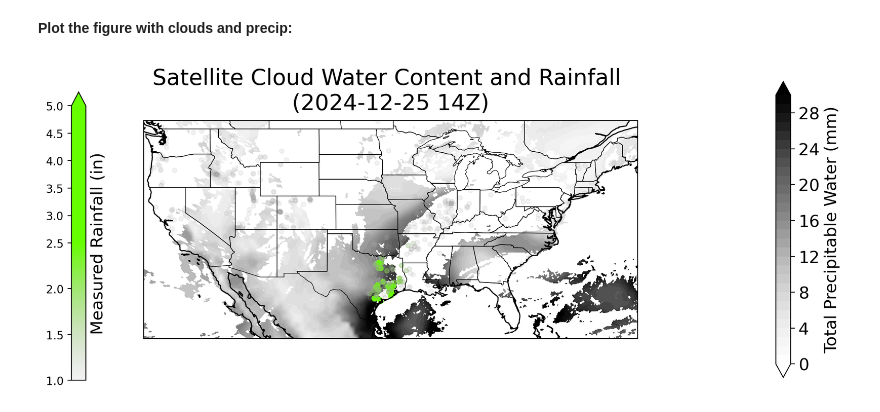
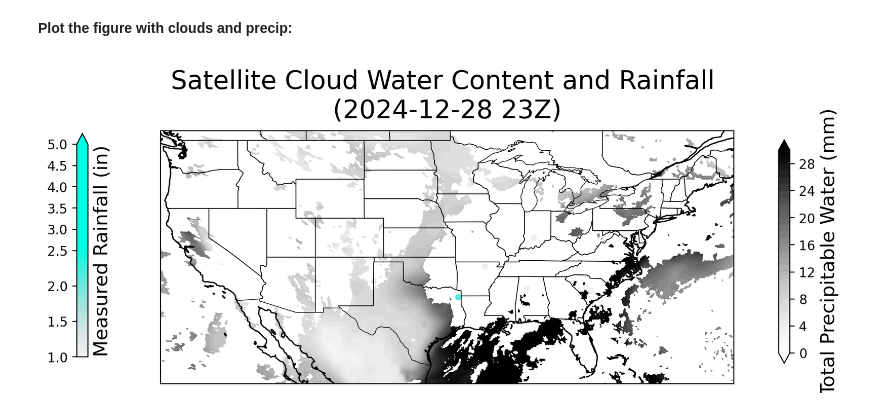
Before and after one commit to jesseturner/Cloud_Precip, a Jupyter notebook: Cloud_Rain_animation.ipynb, the cells around one changed output. Saved outputs shown, nothing was run; the diff lists cells and outputs as text; code cells hidden in the pictures.

Commit message:
Running the imagery for cloud and precip

```diff
--- a/Cloud_Rain_animation.ipynb
+++ b/Cloud_Rain_animation.ipynb
@@ -24,8 +24,8 @@ import pandas as pd
 # %%
 year = 2024
 month = 12
-day = 25
-hour = 14
+day = 28
+hour = 23
 
 julian_day = datetime.datetime(year, month, day).strftime('%j')
 print(julian_day)
@@ -235,34 +239,35 @@ projection=ccrs.PlateCarree(central_longitude=0)
 
 fig,ax=plt.subplots(1, figsize=(12,12),subplot_kw={'projection': projection})
 
 
 #--- Total precipitable water
 levels = np.linspace(0, 30, 31)
 c=ax.contourf(ds_lat_lon.lon, ds_lat_lon.lat, ds_lat_lon.TPW, cmap='Greys', extend='both', levels=levels)
 
 clb = plt.colorbar(c, shrink=0.4, pad=0.02, ax=ax)
-clb.ax.tick_params(labelsize=15)
+#clb.ax.tick_params(labelsize=15)
 clb.set_label('Total Precipitable Water (mm)', fontsize=15)
+clb.ax.set_position([0.68, 0.1, 0.01, 0.8])
 
 #--- Cocorahs measured rainfall
 from matplotlib.colors import LinearSegmentedColormap, TwoSlopeNorm
-cmap = LinearSegmentedColormap.from_list('custom_cmap', ['#A0A0A020', '#66ff00', '#66ff00'])
+cmap = LinearSegmentedColormap.from_list('custom_cmap', ['#A0A0A020', '#00FFE7', '#00FFE7'])
 norm = TwoSlopeNorm(vmin=1, vcenter=2.5, vmax=5)
 
 scatter = ax.scatter(cocorahs_df_cleaned.Longitude, cocorahs_df_cleaned.Latitude, c=cocorahs_df_cleaned.TotalPrecipAmt, cmap=cmap, norm=norm, s=15, transform=ccrs.PlateCarree())
 clb_scatter = plt.colorbar(scatter, ax=ax, extend='max')
 clb_scatter.ax.yaxis.set_ticks_position('left')
 clb_scatter.set_label('Measured Rainfall (in)', fontsize=15)
-clb_scatter.ax.set_position([0.05, 0.1, 0.015, 0.8])
+clb_scatter.ax.set_position([0.05, 0.12, 0.01, 0.8])
 
 ax.set_extent([longitude_west, longitude_east, latitude_south, latitude_north], crs=ccrs.PlateCarree())
 
 ax.set_title("Satellite Cloud Water Content and Rainfall \n("+datetime_str+")", fontsize=20, pad=10)
 ax.coastlines(resolution='50m', color='black', linewidth=1)
 ax.add_feature(feature.STATES, zorder=100, edgecolor='#000', facecolor='none', linewidth=0.5)
 
 fig.set_dpi(200)
 fig.savefig("animation/cloud_rain_"+date_str, dpi=200, bbox_inches='tight')
 fig.show()
 # %% [output]
-[figure, old version]
+[figure, new version]
```
Also changed, not shown: parts of 5 cells of this notebook, 1 other file.
